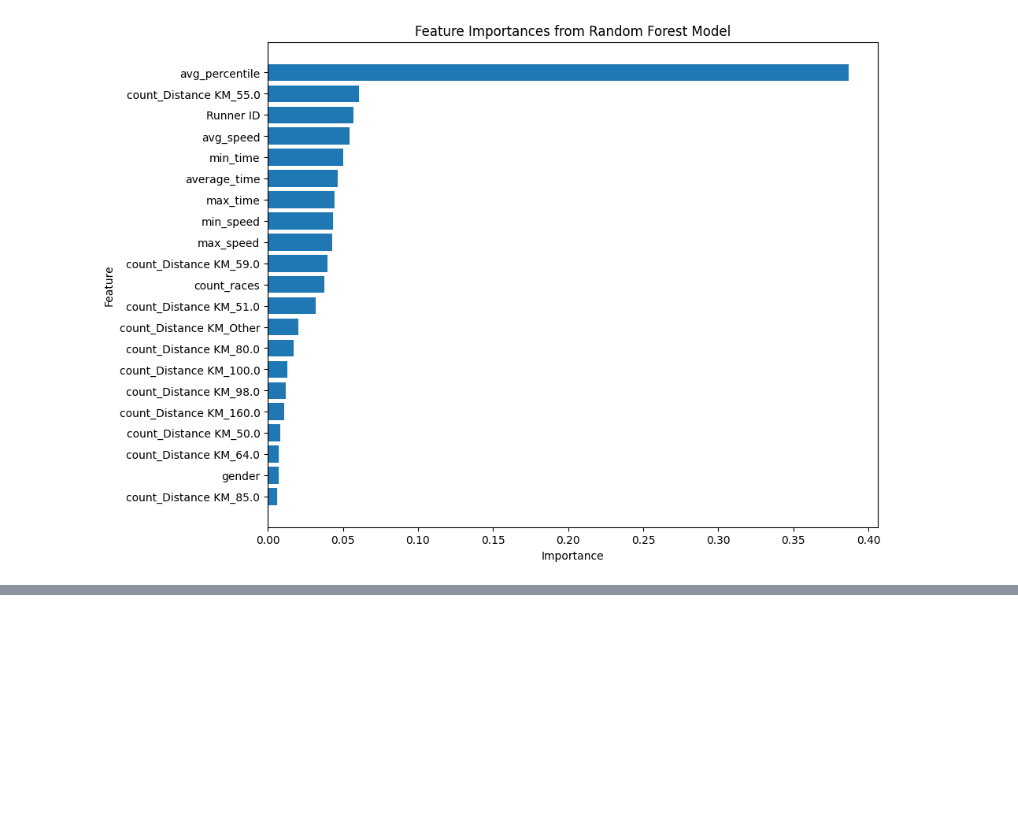
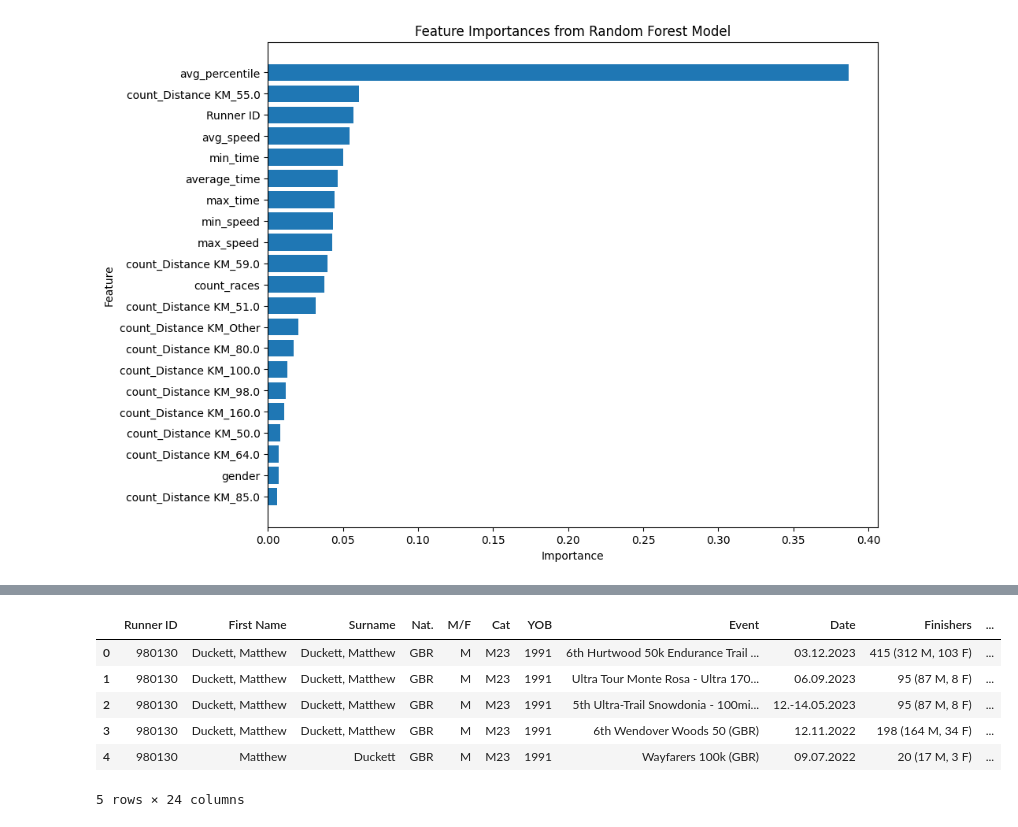
Before and after one commit to Dusoye/BobGraham, a Jupyter notebook: bobgraham.ipynb, the cells around one changed output, grey strips where cells are left out. Drawn from its saved outputs; the diff is of its cells as text; code cells hidden in the pictures; blank space fills up the shorter version.

```diff
--- a/bobgraham.ipynb
+++ b/bobgraham.ipynb
@@ -551,3 +566,24 @@ def load_and_clean_data(directory_path):
 #cleaned_data = load_and_clean_data(directory_path)
 
 #cleaned_data.head()
+
+def clean_data(df):
+    columns_to_keep = ['Runner ID','First Name','Surname','Nat.','M/F','Cat','YOB','Event','Date','Finishers','Rank','Finish Percentage','Distance/Time','Distance KM','Race Type','Time Seconds Finish','Distance Finish','Average Speed', 'Avg.Speed km/h']
+
+    df = runner_name(df)
+    df = split_distance_column(df)
+    df = parse_performance(df)
+    #df['Runner ID'] = df['Runner ID'].astype(int)
+    df['Distance KM'] = df['Distance/Time'].apply(convert_miles_to_km)
+    df['Distance KM'] = df['Distance KM'].round(0)
+    df['Total Finishers'] = df['Finishers'].str.extract(r'^(\d+)')
+    df['Total Finishers'] = df['Total Finishers'].astype(int)
+    df['Finish Percentage'] = df['Rank']/df['Total Finishers']
+
+    df['Distance KM'] = df['Distance KM'].replace(0, pd.NA)  # Replace 0s with NaN to avoid division errors
+
+    # Calculate average speed (seconds per kilometer)
+    df['Average Speed'] = df['Time Seconds Finish'] / df['Distance KM']
+
+    df = df[columns_to_keep]
+    return df
@@ -586,5 +627,3 @@ from sklearn.metrics import mean_squared_error, r2_score
 from sklearn.preprocessing import OneHotEncoder
 from sklearn.preprocessing import LabelEncoder
 import numpy as np
-# %%
-df['Runner ID'] = df['Runner ID'].astype(int)
@@ -740,0 +775,7 @@ plt.show()
+# %%
+runner = "980130"
+runner_data = get_runner_data(runner)
+runner_data['Runner ID'] = runner_data['Runner ID'].astype(int)
+runner_data['Rank'] = runner_data['Rank'].astype(int)
+runner_data = clean_data(runner_data)
+print(runner_data)
@@ -740,0 +800,23 @@ plt.show()
+# %%
+runner_data = runner_data.dropna(subset=['Distance KM'])
+
+# Map all other distances to 'Other'
+runner_data['Distance KM'] = runner_data['Distance KM'].apply(lambda x: x if x in top_distances else 'Other')
+
+# One-hot encode the race distances
+runner_encoded = pd.get_dummies(runner_data, columns=['Distance KM'])
+
+label_encoder = LabelEncoder()
+
+# Apply label encoder on 'gender'
+runner_encoded['gender_encoded'] = label_encoder.fit_transform(runner_encoded['M/F'])
+
+runner_encoded.head()
+# %% [output]
+|  | Runner ID | First Name | Surname | Nat. | M/F | Cat | YOB | Event | Date | Finishers | ... |
+| 0 | 980130 | Duckett, Matthew | Duckett, Matthew | GBR | M | M23 | 1991 | 6th Hurtwood 50k Endurance Trail ... | 03.12.2023 | 415 (312 M, 103 F) | ... |
+| 1 | 980130 | Duckett, Matthew | Duckett, Matthew | GBR | M | M23 | 1991 | Ultra Tour Monte Rosa - Ultra 170... | 06.09.2023 | 95 (87 M, 8 F) | ... |
+| 2 | 980130 | Duckett, Matthew | Duckett, Matthew | GBR | M | M23 | 1991 | 5th Ultra-Trail Snowdonia - 100mi... | 12.-14.05.2023 | 95 (87 M, 8 F) | ... |
+| 3 | 980130 | Duckett, Matthew | Duckett, Matthew | GBR | M | M23 | 1991 | 6th Wendover Woods 50 (GBR) | 12.11.2022 | 198 (164 M, 34 F) | ... |
+| 4 | 980130 | Matthew | Duckett | GBR | M | M23 | 1991 | Wayfarers 100k (GBR) | 09.07.2022 | 20 (17 M, 3 F) | ... |
+5 rows × 24 columns
```
Also changed, not shown: parts of 17 cells of this notebook.
